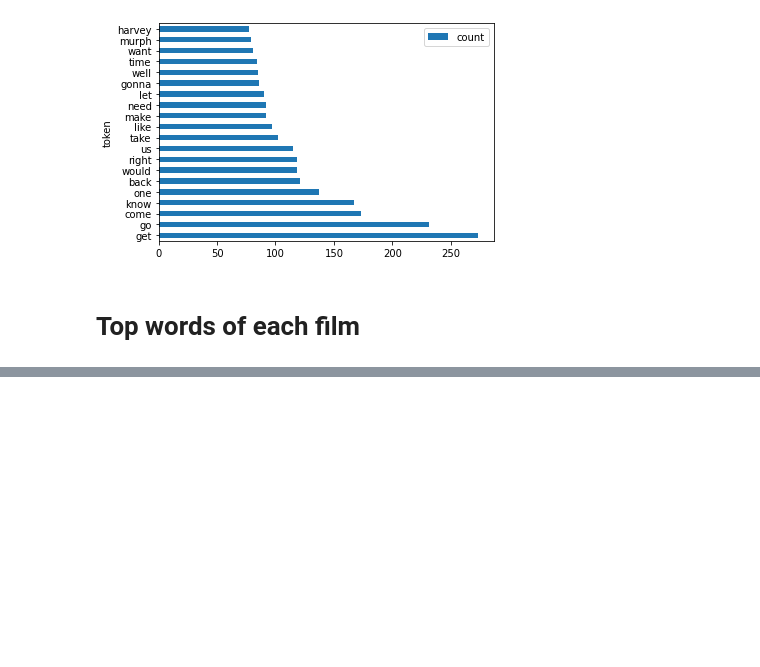
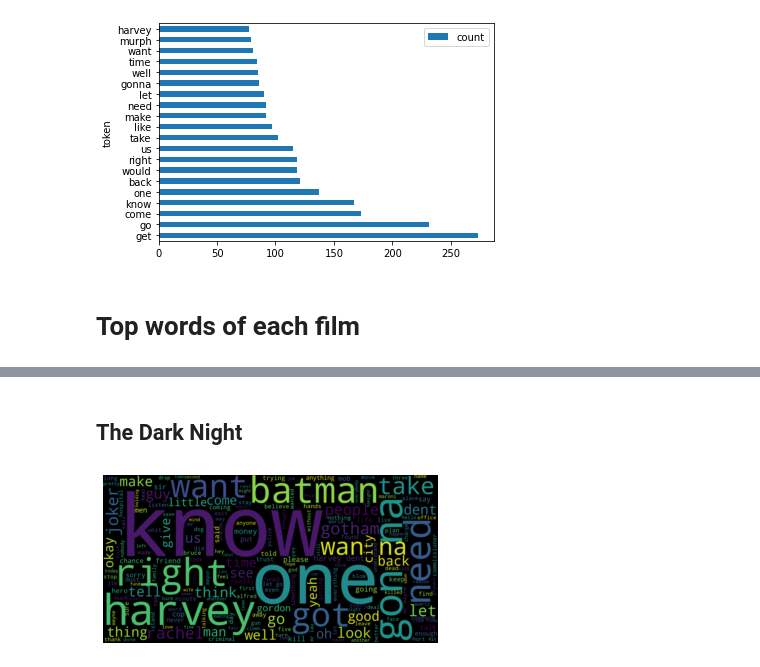
Before and after one commit to mrasyadc/activity4-nlp-subtitle-analysis, a Jupyter notebook: theme-subtitle.ipynb, the cells around one changed output, grey strips where cells are left out. Drawn from its saved outputs; the diff is of its cells as text; code cells hidden in the pictures; blank space fills up the shorter version.

```diff
--- a/theme-subtitle.ipynb
+++ b/theme-subtitle.ipynb
@@ -430,0 +471,17 @@ zeroing 1
+# %%
+def wordcloud_generation(stopword_removed_text):
+    # Generate a word cloud image
+    wordcloud_image = WordCloud(background_color="black", width=1600, height=800, min_font_size=6).generate(
+        stopwords_removal(stopword_removed_text))
+
+    # Display the generated image:
+    # the matplotlib way:
+    plt.imshow(wordcloud_image, interpolation='bilinear')
+    plt.axis("off")
+    plt.show()
+# %% [markdown]
+## The Dark Night
+# %%
+wordcloud_generation(batman_cleaned_text)
+# %% [output]
+[figure, added]
```
Also changed, not shown: parts of 16 cells of this notebook.
